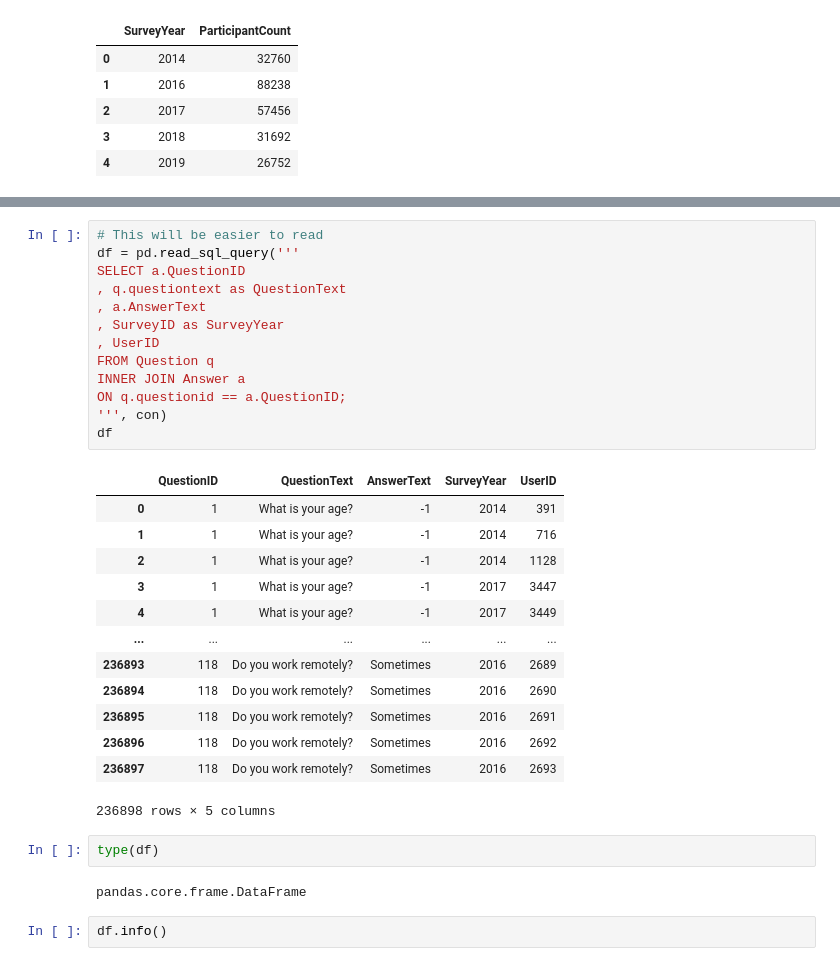
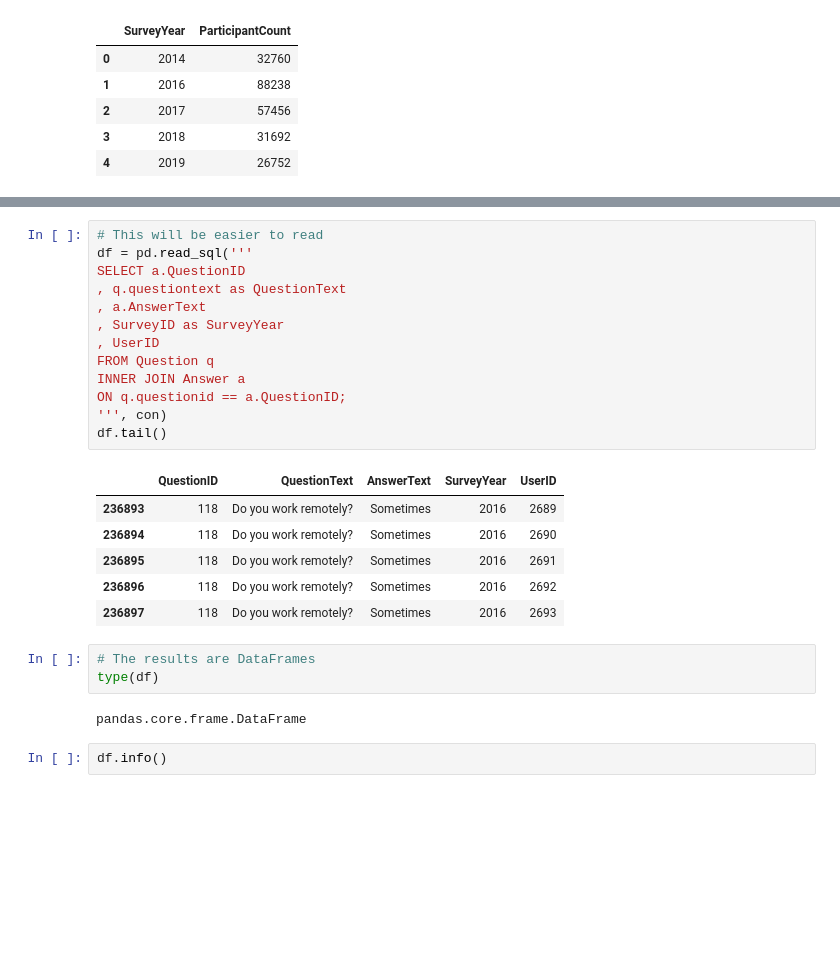
Before and after one commit to halethithu/Use_SQL_in_Python_with_sqlite3, a Jupyter notebook: Sql_Mental_Health.ipynb, the cells around one changed output, grey strips where cells are left out. Saved outputs shown, nothing was run; the diff lists cells and outputs as text; blank space fills up the shorter version.

```diff
--- a/Sql_Mental_Health.ipynb
+++ b/Sql_Mental_Health.ipynb
@@ -111,32 +117,26 @@ pd.read_sql_query("SELECT * FROM Question q INNER JOIN Answer a ON q.questionid
 236898 rows × 6 columns
 # %%
 # This will be easier to read
-df = pd.read_sql_query('''
+df = pd.read_sql('''
 SELECT a.QuestionID
 , q.questiontext as QuestionText
 , a.AnswerText
 , SurveyID as SurveyYear
 , UserID
 FROM Question q
 INNER JOIN Answer a
 ON q.questionid == a.QuestionID;
 ''', con)
-df
+df.tail()
 # %% [output]
 |  | QuestionID | QuestionText | AnswerText | SurveyYear | UserID |
-| 0 | 1 | What is your age? | -1 | 2014 | 391 |
-| 1 | 1 | What is your age? | -1 | 2014 | 716 |
-| 2 | 1 | What is your age? | -1 | 2014 | 1128 |
-| 3 | 1 | What is your age? | -1 | 2017 | 3447 |
-| 4 | 1 | What is your age? | -1 | 2017 | 3449 |
-| ... | ... | ... | ... | ... | ... |
 | 236893 | 118 | Do you work remotely? | Sometimes | 2016 | 2689 |
 | 236894 | 118 | Do you work remotely? | Sometimes | 2016 | 2690 |
 | 236895 | 118 | Do you work remotely? | Sometimes | 2016 | 2691 |
 | 236896 | 118 | Do you work remotely? | Sometimes | 2016 | 2692 |
 | 236897 | 118 | Do you work remotely? | Sometimes | 2016 | 2693 |
-236898 rows × 5 columns
 # %%
+# The results are DataFrames
 type(df)
 # %% [output]
 pandas.core.frame.DataFrame
```
Also changed, not shown: parts of 15 cells of this notebook, 1 other file.
